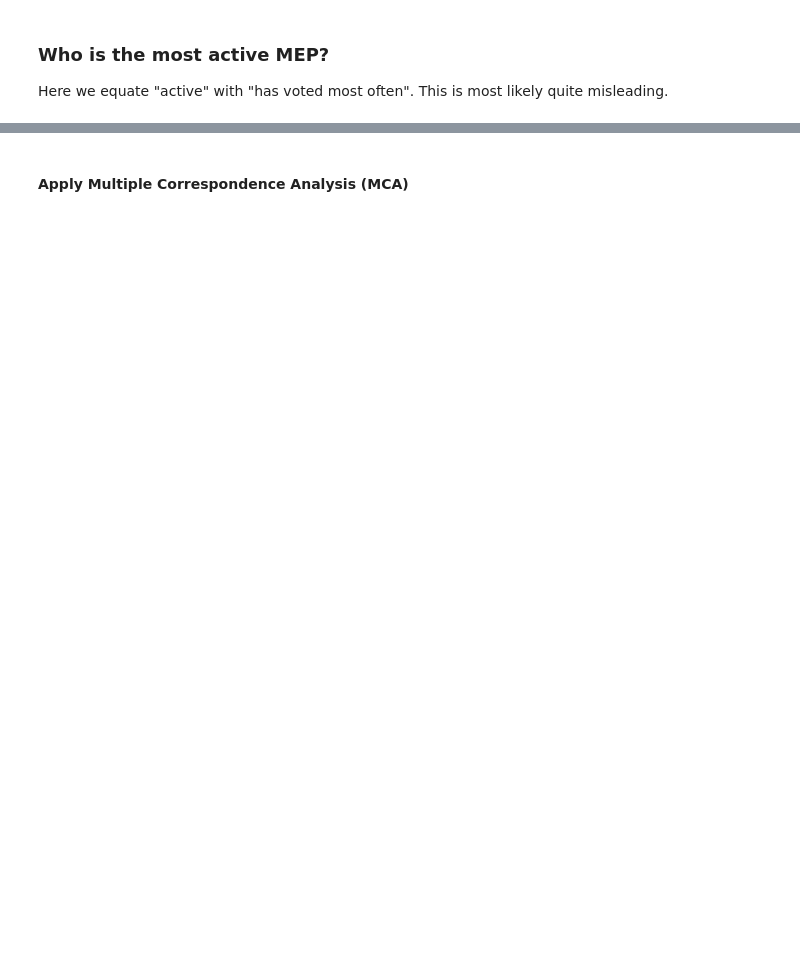
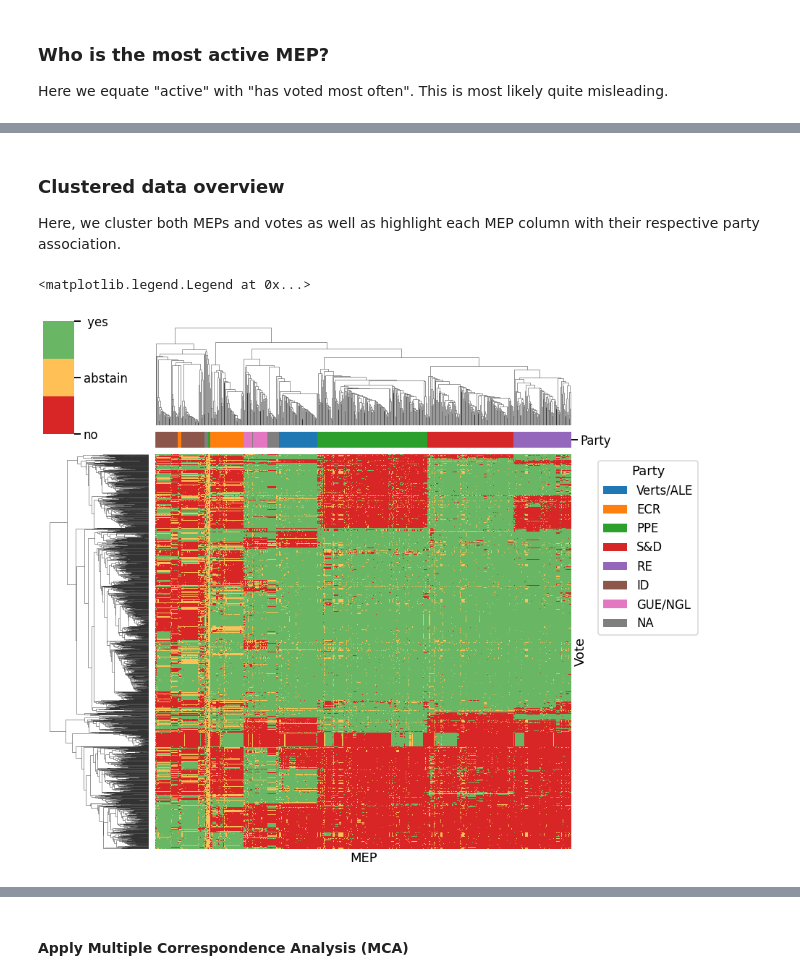
Before and after one commit to kpj/kpj.github.io, a Jupyter notebook: source/mining_visualization/MEP_Statistics.ipynb, the cells around one changed output, grey strips where cells are left out. Drawn from its saved outputs; the diff is of its cells as text; code cells hidden in the pictures; blank space fills up the shorter version.

```diff
--- a/source/mining_visualization/MEP_Statistics.ipynb
+++ b/source/mining_visualization/MEP_Statistics.ipynb
@@ -295,0 +275,57 @@ df_subset.head()
+# %% [markdown]
+### Clustered data overview
+
+Here, we cluster both MEPs and votes as well as highlight each MEP column with their respective party association.
+# %%
+# process data to work with clustermap
+tmp = df_subset.fillna(0).replace({'+': 1, '0': 0, '-': -1})  # .iloc[:10, :10]
+tmp.columns.rename('MEP', inplace=True)
+tmp.index.rename('Vote', inplace=True)
+
+# infer party colors
+party_colors = {
+    party: sns.color_palette('tab10')[i]
+    for i, party in enumerate(df_meps.loc[tmp.columns, 'group'].unique())
+}
+party_cmap = (
+    tmp.T.merge(df_meps['group'], how='inner', left_index=True, right_index=True)[
+        'group'
+    ]
+    .map(party_colors)
+    .rename('Party')
+)
+
+# main plot
+g = sns.clustermap(
+    tmp,
+    col_colors=party_cmap,
+    cmap=palettable.tableau.TrafficLight_9.hex_colors[3:6],
+    figsize=(12, 12),
+)
+
+# plot improvements
+g.ax_heatmap.tick_params(bottom=False, labelbottom=False, right=False, labelright=False)
+
+
+@FuncFormatter
+def formatter(x, pos):
+    return {-1: 'no', 0: 'abstain', 1: ' yes'}[x]
+
+
+g.cax.yaxis.set_major_locator(FixedLocator([-1, 0, 1]))
+g.cax.yaxis.set_major_formatter(formatter)
+
+# party color legend
+g.ax_heatmap.legend(
+    handles=[
+        Patch(facecolor=color, label=name) for name, color in party_colors.items()
+    ],
+    title='Party',
+    bbox_to_anchor=(1.05, 1),
+    loc='upper left',
+)
+
+# TODO: improve overall colorbar/legend placement
+# %% [output]
+<matplotlib.legend.Legend at 0x...>
+[figure, added]
```
Also changed, not shown: parts of 29 cells of this notebook.
